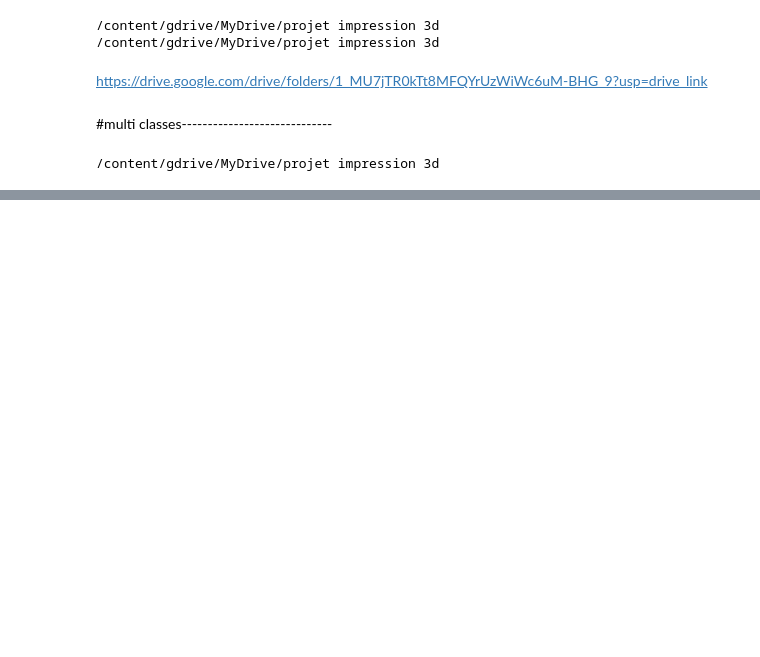
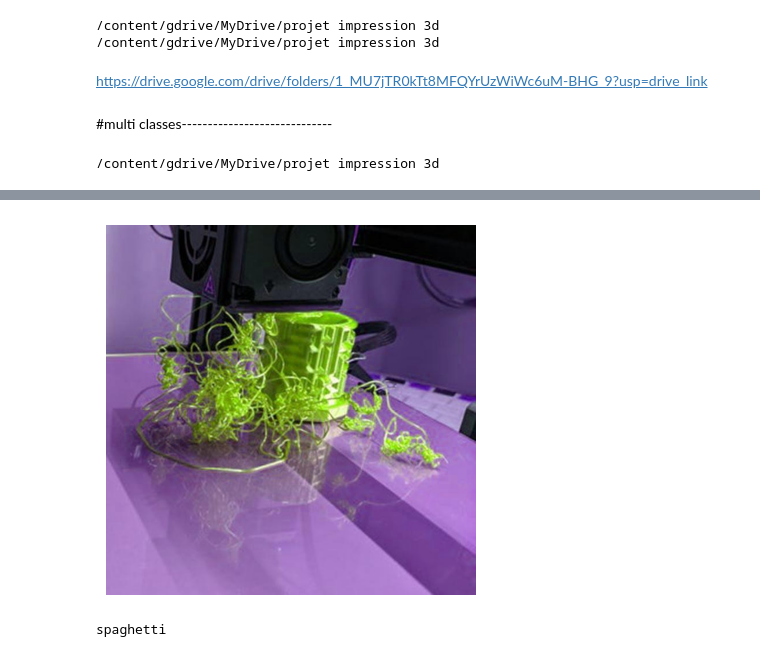
Before and after one commit to cc-ca/projet-impression-3d, a Jupyter notebook: projet.ipynb, the cells around one changed output, grey strips where cells are left out. Cells and saved outputs as stored; diff of their text form; code cells hidden in the pictures; blank space fills up the shorter version.

```diff
--- a/projet.ipynb
+++ b/projet.ipynb
@@ -228,0 +270,3 @@ prédiction pourWIN_20231010_15_04_05_Pro.jpg : OK
+# %%
+vignette_random("testspaghetti")
+# %% [output]
@@ -229,3 +274,5 @@ prédiction pourWIN_20231010_15_04_05_Pro.jpg : OK
+[figure, added]
+spaghetti
 # %%
 def capture():
   # Ouvrir la webcam (la webcam par défaut a l'ID 0)
```
Also changed, not shown: parts of 18 cells of this notebook.
